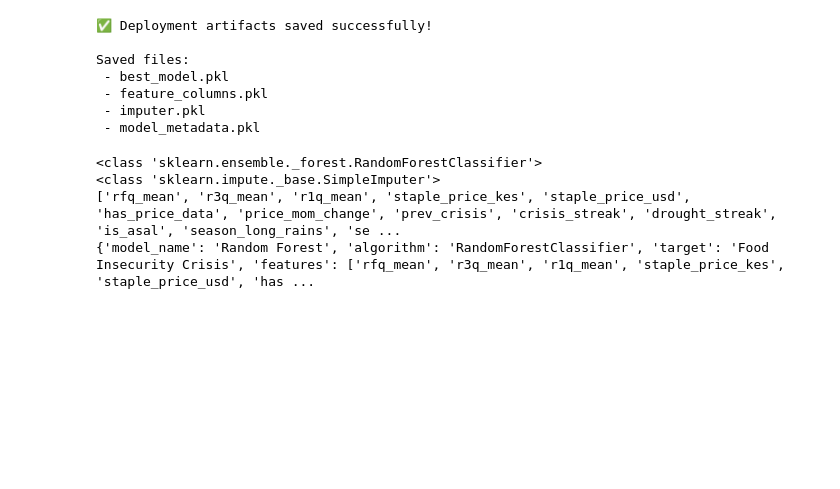
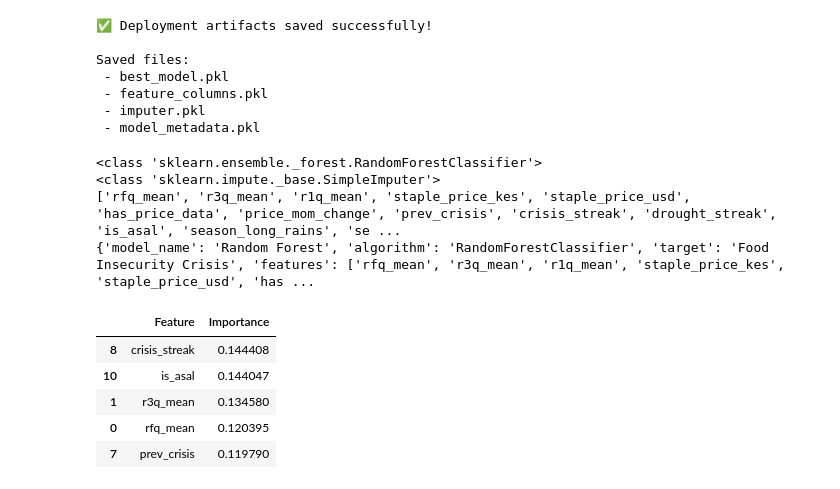
Before and after one commit to Pattohcolab/PHASE-5-CAPSTON-PROJECT, a Jupyter notebook: notebook.ipynb, the cells around one changed output. Cells and saved outputs as stored; diff of their text form; code cells hidden in the pictures; blank space fills up the shorter version.

```diff
--- a/notebook.ipynb
+++ b/notebook.ipynb
@@ -2483,3 +2614,30 @@ print(metadata)
 <class 'sklearn.impute._base.SimpleImputer'>
 ['rfq_mean', 'r3q_mean', 'r1q_mean', 'staple_price_kes', 'staple_price_usd', 'has_price_data', 'price_mom_change', 'prev_crisis', 'crisis_streak', 'drought_streak', 'is_asal', 'season_long_rains', 'se ...
 {'model_name': 'Random Forest', 'algorithm': 'RandomForestClassifier', 'target': 'Food Insecurity Crisis', 'features': ['rfq_mean', 'r3q_mean', 'r1q_mean', 'staple_price_kes', 'staple_price_usd', 'has ...
+# %%
+import joblib
+
+model = joblib.load("models/best_model.pkl")
+feature_cols = joblib.load("models/feature_columns.pkl")
+# %%
+feature_importance = pd.DataFrame({
+    "Feature": feature_cols,
+    "Importance": model.feature_importances_
+}).sort_values(
+    "Importance",
+    ascending=False
+)
+
+feature_importance.to_csv(
+    "feature_importance.csv",
+    index=False
+)
+
+feature_importance.head()
+# %% [output]
+|  | Feature | Importance |
+| 8 | crisis_streak | 0.144408 |
+| 10 | is_asal | 0.144047 |
+| 1 | r3q_mean | 0.134580 |
+| 0 | rfq_mean | 0.120395 |
+| 7 | prev_crisis | 0.119790 |
```
Also changed, not shown: parts of 17 cells of this notebook.
